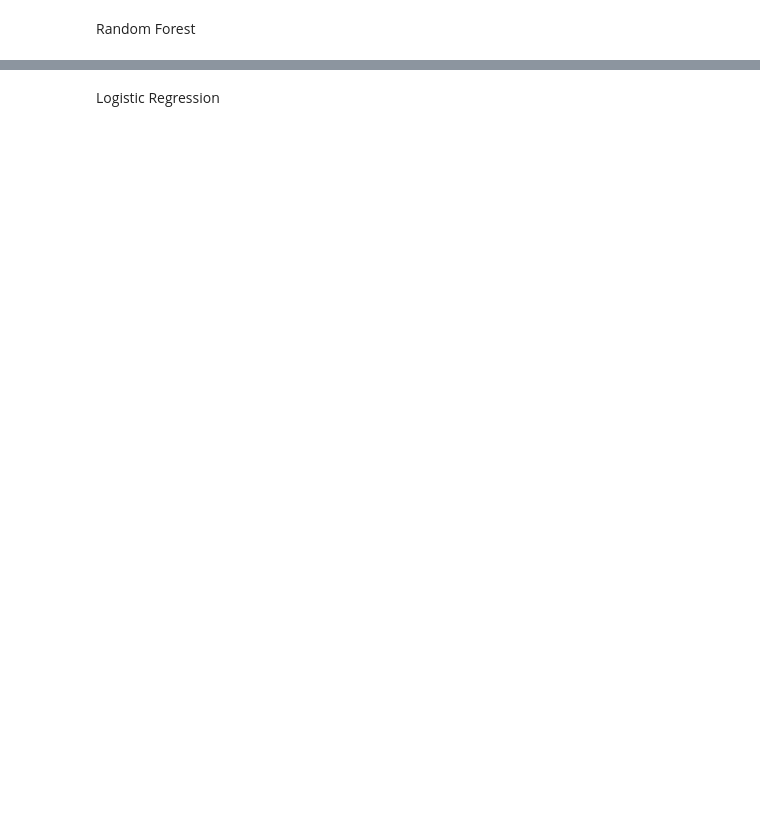
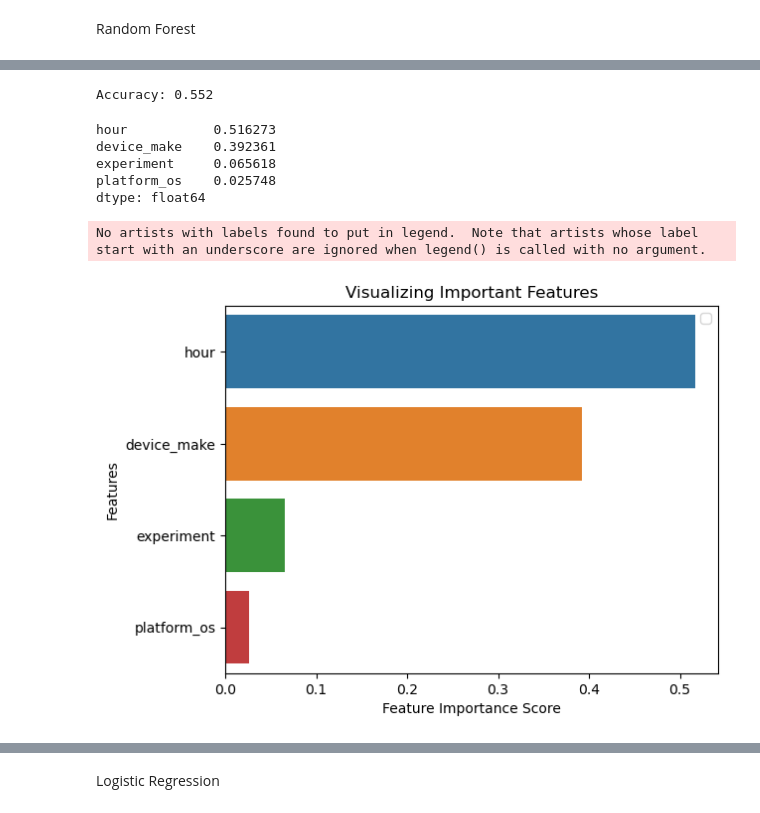
Before and after one commit to 10-Academy-Group-2/AB-Testing-Ad-campaign-performance-P, a Jupyter notebook: notebooks/abtest-mlops.ipynb, the cells around one changed output, grey strips where cells are left out. Cells and saved outputs as stored; diff of their text form; code cells hidden in the pictures; blank space fills up the shorter version.

Commit message:
added changes on the models

```diff
--- a/notebooks/abtest-mlops.ipynb
+++ b/notebooks/abtest-mlops.ipynb
@@ -364,14 +393,20 @@ X_train, X_test, y_train, y_test = train_test_split(X, y, test_size=0.30)
 Random Forest
 # %%
 # Define Random Forest Model
-rf = RandomForestClassifier(n_estimators=100)
 
-# We fit our model with our train data
-rf.fit(X_train, y_train)
 
-# Then predict results from X_test data
-pred_rf = rf.predict(X_test)
+rfc = RandomForestClassifier()
+parameters = {
+    "n_estimators":[5,10,50,100,250],
+    "max_depth":[2,4,8,16,32,None],
+    'criterion':['gini', 'entropy', 'log_loss']
+    }
 
-# See First 10 Predictions and They Actual Values
-print("Predicted:", pred_rf[0:10])
-print("Actual:", y_test[0:10])
+cv = GridSearchCV(rfc,parameters,cv=5)
+cv.fit(X_train,y_train.values.ravel())
+
+# # We fit our model with our train data
+# rfc.fit(X_train,y_train)
+
+# # Then predict results from X_test data
+# pred_rf=rf.predict(X_test)
@@ -379,0 +447,34 @@ Decision Tree
+# %%
+#Create a Gaussian Classifier
+clf=RandomForestClassifier(max_depth=4, n_estimators= 100,criterion='gini')
+
+#Train the model using the training sets y_pred=clf.predict(X_test)
+clf.fit(X_train,y_train)
+
+y_pred=clf.predict(X_test)
+# Model Accuracy, how often is the classifier correct?
+print("Accuracy:",metrics.accuracy_score(y_test, y_pred))
+# %% [output]
+Accuracy: 0.552
+# %%
+
+feature_imp = pd.Series(clf.feature_importances_,index=clf.feature_names_in_).sort_values(ascending=False)
+feature_imp
+# %% [output]
+hour           0.516273
+device_make    0.392361
+experiment     0.065618
+platform_os    0.025748
+dtype: float64
+# %%
+# Creating a bar plot
+sns.barplot(x=feature_imp, y=feature_imp.index)
+# Add labels to your graph
+plt.xlabel('Feature Importance Score')
+plt.ylabel('Features')
+plt.title("Visualizing Important Features")
+plt.legend()
+plt.show()
+# %% [output]
+No artists with labels found to put in legend.  Note that artists whose label start with an underscore are ignored when legend() is called with no argument.
+[figure, added]
```
Also changed, not shown: parts of 26 cells of this notebook.
